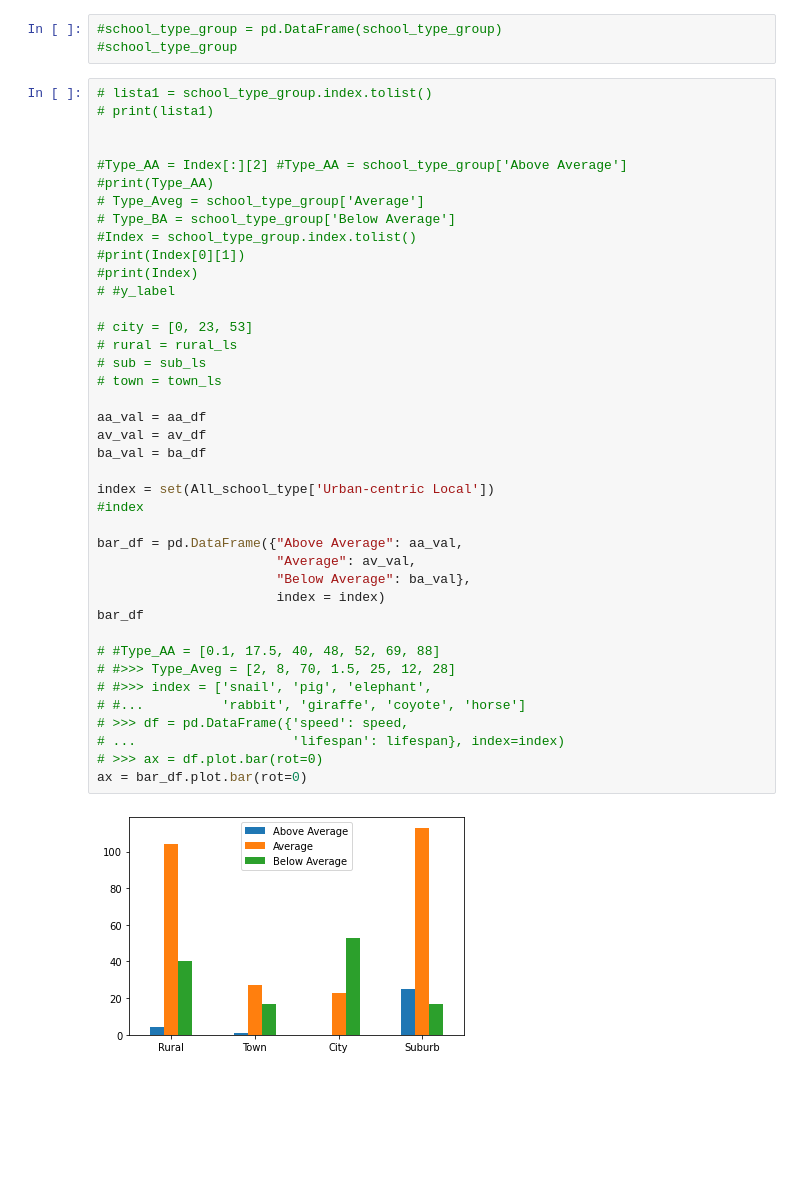
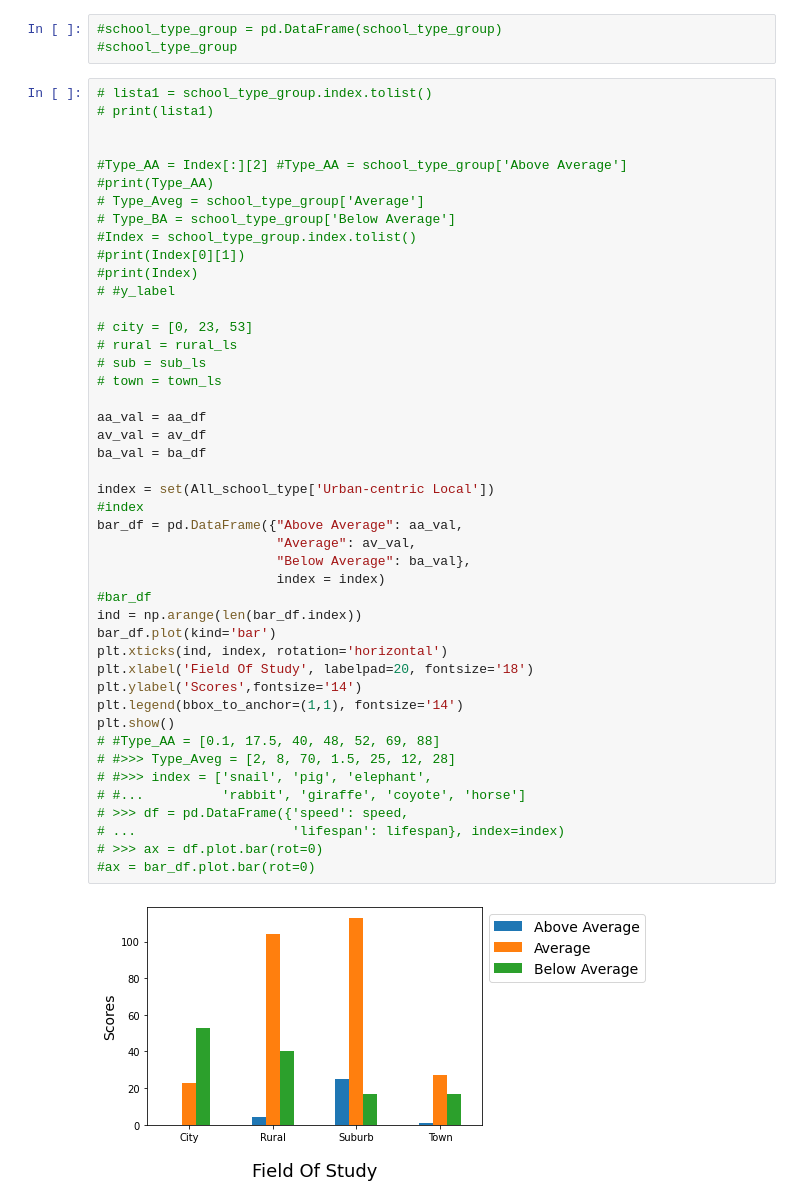
Before and after one commit to Johnny-Boy-SQL/The_Six_Aces_Project_1, a Jupyter notebook: data/raw_data/SAT_Scores_2018/Schools_comunity_ACT.ipynb, the cells around one changed output. Cells and saved outputs as stored; diff of their text form; blank space fills up the shorter version.

Commit message:
modified the bar chart display

```diff
--- a/data/raw_data/SAT_Scores_2018/Schools_comunity_ACT.ipynb
+++ b/data/raw_data/SAT_Scores_2018/Schools_comunity_ACT.ipynb
@@ -169,35 +171,40 @@ Name: School Dist Code, dtype: int64
 # Type_Aveg = school_type_group['Average']
 # Type_BA = school_type_group['Below Average']
 #Index = school_type_group.index.tolist()
 #print(Index[0][1])
 #print(Index)
 # #y_label
 
 # city = [0, 23, 53]
 # rural = rural_ls
 # sub = sub_ls
 # town = town_ls
 
 aa_val = aa_df
 av_val = av_df
 ba_val = ba_df
 
 index = set(All_school_type['Urban-centric Local'])
 #index
-
 bar_df = pd.DataFrame({"Above Average": aa_val,
                        "Average": av_val,
                        "Below Average": ba_val},
                        index = index)
-bar_df
-
+#bar_df
+ind = np.arange(len(bar_df.index))
+bar_df.plot(kind='bar')
+plt.xticks(ind, index, rotation='horizontal')
+plt.xlabel('Field Of Study', labelpad=20, fontsize='18')
+plt.ylabel('Scores',fontsize='14')
+plt.legend(bbox_to_anchor=(1,1), fontsize='14')
+plt.show()
 # #Type_AA = [0.1, 17.5, 40, 48, 52, 69, 88]
 # #>>> Type_Aveg = [2, 8, 70, 1.5, 25, 12, 28]
 # #>>> index = ['snail', 'pig', 'elephant',
 # #...          'rabbit', 'giraffe', 'coyote', 'horse']
 # >>> df = pd.DataFrame({'speed': speed,
 # ...                    'lifespan': lifespan}, index=index)
 # >>> ax = df.plot.bar(rot=0)
-ax = bar_df.plot.bar(rot=0)
+#ax = bar_df.plot.bar(rot=0)
 # %% [output]
-[figure, old version]
+[figure, new version]
```
Also changed, not shown: parts of 2 cells of this notebook.
